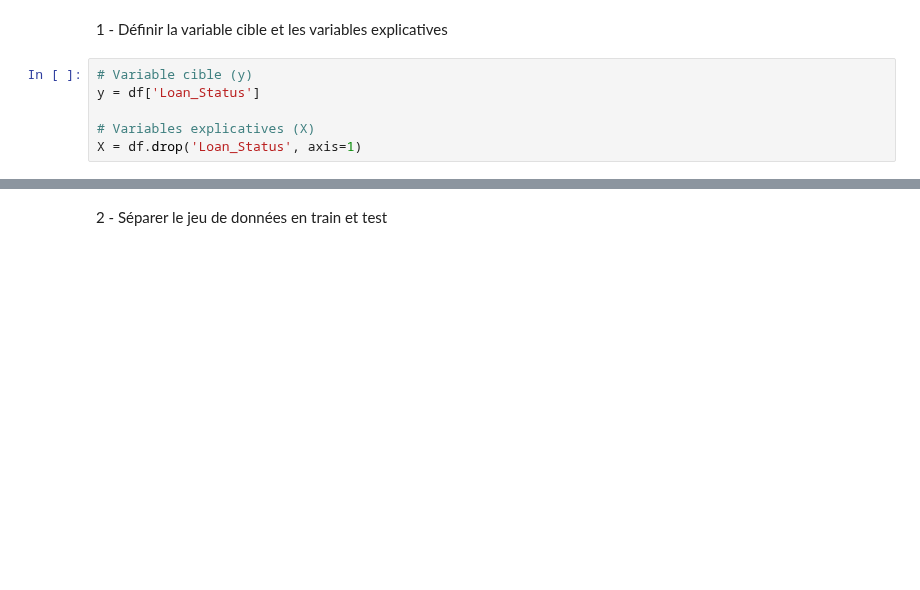
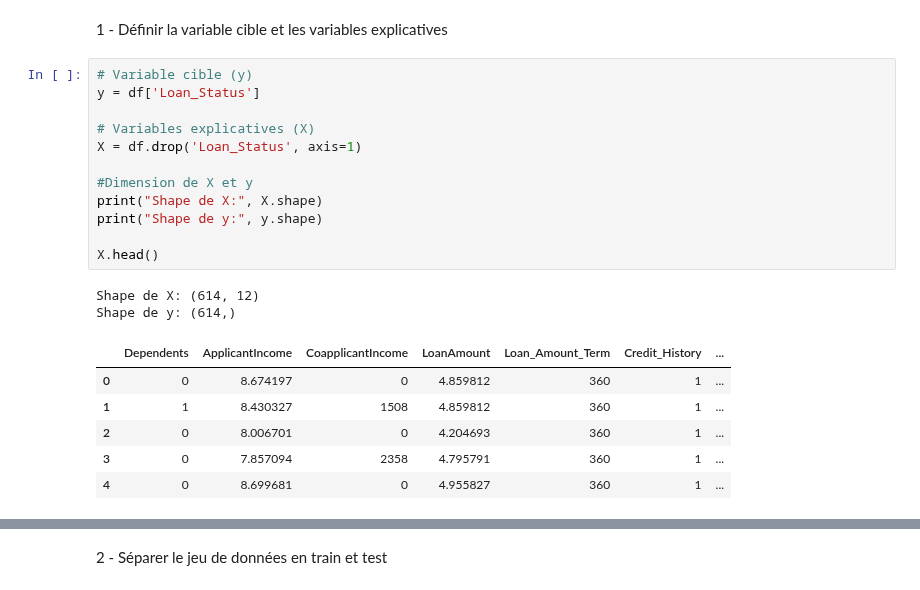
Before and after one commit to ach224/Prediction_eligibilite_pret_bancaire, a Jupyter notebook: Projet_1_–_Prédiction_de_l’éligibilité_à_un_prêt_bancaire.ipynb, the cells around one changed output, grey strips where cells are left out. Cells and saved outputs as stored; diff of their text form; blank space fills up the shorter version.

```diff
--- a/Projet_1_–_Prédiction_de_l’éligibilité_à_un_prêt_bancaire.ipynb
+++ b/Projet_1_–_Prédiction_de_l’éligibilité_à_un_prêt_bancaire.ipynb
@@ -430,8 +430,23 @@ Il pourrait toutefois interagir avec d’autres variables comme montant du prêt
 # %%
 # Variable cible (y)
 y = df['Loan_Status']
 
 # Variables explicatives (X)
 X = df.drop('Loan_Status', axis=1)
+
+#Dimension de X et y
+print("Shape de X:", X.shape)
+print("Shape de y:", y.shape)
+
+X.head()
+# %% [output]
+Shape de X: (614, 12)
+Shape de y: (614,)
+|  | Dependents | ApplicantIncome | CoapplicantIncome | LoanAmount | Loan_Amount_Term | Credit_History | ... |
+| 0 | 0 | 8.674197 | 0 | 4.859812 | 360 | 1 | ... |
+| 1 | 1 | 8.430327 | 1508 | 4.859812 | 360 | 1 | ... |
+| 2 | 0 | 8.006701 | 0 | 4.204693 | 360 | 1 | ... |
+| 3 | 0 | 7.857094 | 2358 | 4.795791 | 360 | 1 | ... |
+| 4 | 0 | 8.699681 | 0 | 4.955827 | 360 | 1 | ... |
 # %%
 X.head()
```
Also changed, not shown: parts of 10 cells of this notebook.
